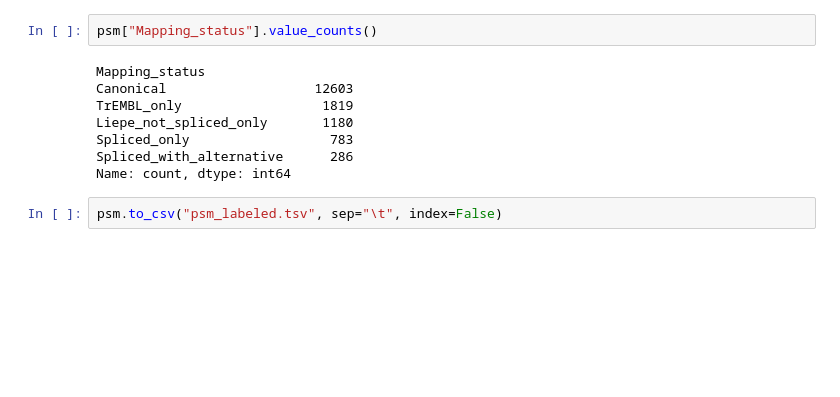
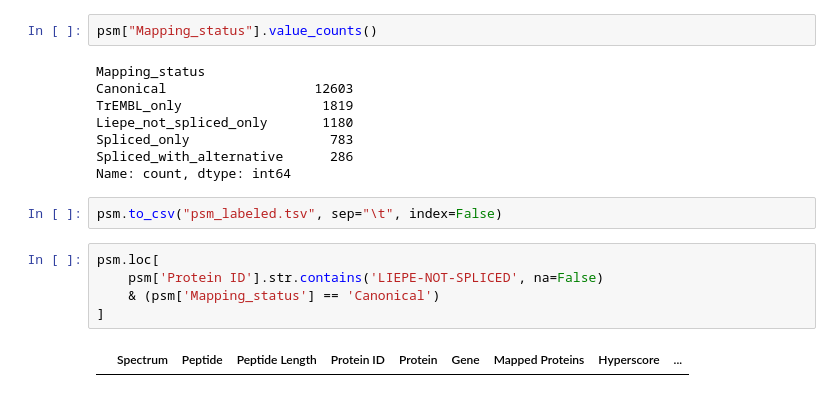
Before and after one commit to nnvero/Liepe-2016-reanalysis, a Jupyter notebook: downstream-analysis/psm-exploration.ipynb, the cells around one changed output. Saved outputs shown, nothing was run; the diff lists cells and outputs as text; blank space fills up the shorter version.

```diff
--- a/downstream-analysis/psm-exploration.ipynb
+++ b/downstream-analysis/psm-exploration.ipynb
@@ -230,3 +235,10 @@ Spliced_with_alternative      286
 Name: count, dtype: int64
 # %%
 psm.to_csv("psm_labeled.tsv", sep="\t", index=False)
+# %%
+psm.loc[
+    psm['Protein ID'].str.contains('LIEPE-NOT-SPLICED', na=False)
+    & (psm['Mapping_status'] == 'Canonical')
+]
+# %% [output]
+|  | Spectrum | Peptide | Peptide Length | Protein ID | Protein | Gene | Mapped Proteins | Hyperscore | ... |
```
Also changed, not shown: parts of 13 cells of this notebook.
